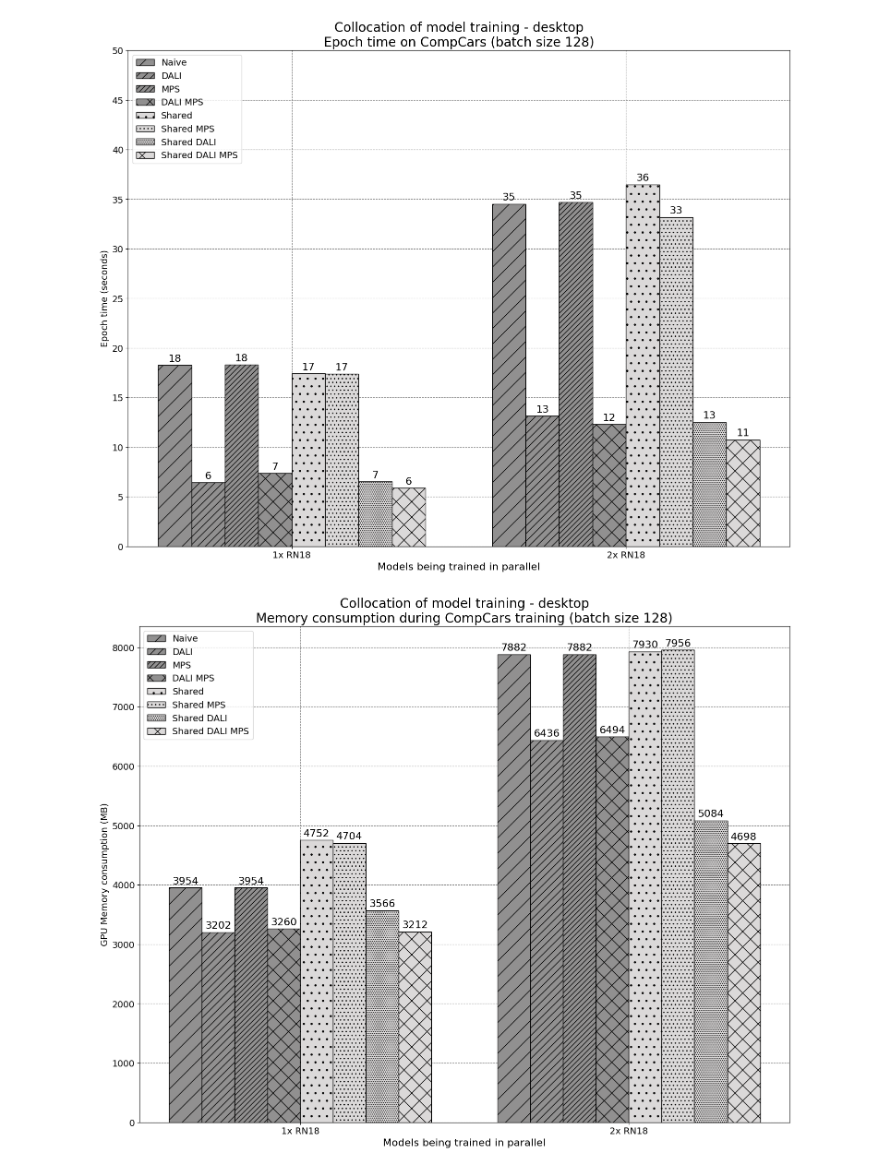
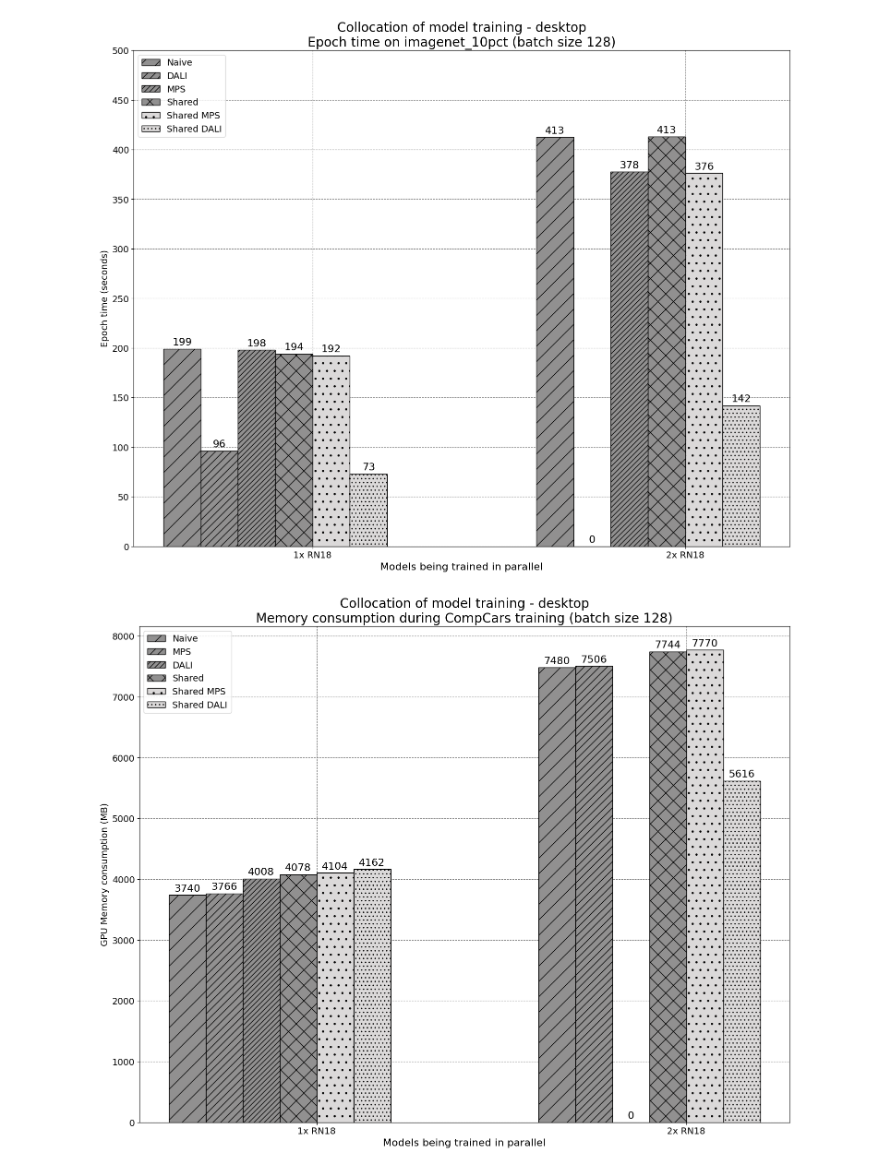
Before and after one commit to neilkimn/thesis, a Jupyter notebook: notebooks/desktop_training_comparisons_same_models.ipynb, the cells around one changed output. Drawn from its saved outputs; the diff is of its cells as text; code cells hidden in the pictures.

```diff
--- a/notebooks/desktop_training_comparisons_same_models.ipynb
+++ b/notebooks/desktop_training_comparisons_same_models.ipynb
@@ -8,7 +8,7 @@ import os
 log_path = Path("/home/kafka/repos/thesis/logs_all")
 MACHINE = "desktop"
 BATCH_SIZE = 128
-DATASET = "compcars"
+DATASET = "imagenet_10pct"
 
 model_name = f"resnet18_bs_{BATCH_SIZE}"
 
@@ -49,19 +49,23 @@ if DATASET == "compcars":
         1951400, 1988951, # Naive, Dummy data
     ]
 
-if DATASET == "imagenet64x64":
+if DATASET == "imagenet_10pct":
     pids = [
-        10844, # Naive
-         # MPS
-         # Shared
-         # Shared + MPS
+        19204, 19490, # Naive
+        20035, 20340, # MPS
+        20904, 21238, # Shared
+        21774, 22158, # Shared + MPS
+        22662, 0, # Naive DALI
+        22871, 23021# Shared DALI
     ]
 
     trace_pids = [
-        # Naive
-         # MPS
-         # Shared
-         # Shared + MPS
+        19204, 19490, # Naive
+        20035, 20340, # MPS
+        20872, 21206, # Shared
+        21743, 22126, # Shared + MPS
+        22662, 0, # Naive DALI
+        22845, 22995, # Shared DALI
     ]
 # %%
 # BASELINE
@@ -111,11 +115,11 @@ workloads = ("1x RN18", "2x RN18")
 
 naive = [df.iloc[2:-1]["total_time"].mean() for df in [df_1x, df_2x]]
 
-naive_dali = [df.iloc[2:-1]["total_time"].mean() for df in [df_dali_1x, df_dali_2x]]
+naive_dali = [df.iloc[2:-1]["total_time"].mean() for df in [df_dali_1x]] + [0]
 
 mps = [df.iloc[2:-1]["total_time"].mean() for df in [df_1x_mps, df_2x_mps]]
 
-naive_dali_mps = [df.iloc[2:-1]["total_time"].mean() for df in [df_dali_1x_mps, df_dali_2x_mps]]
+#naive_dali_mps = [df.iloc[2:-1]["total_time"].mean() for df in [df_dali_1x_mps, df_dali_2x_mps]]
 
 shared = [df.iloc[2:-1]["total_time"].mean() for df in [df_mul_1x, df_mul_2x]]
 
@@ -123,51 +127,51 @@ shared_dali = [df.iloc[2:-1]["total_time"].mean() for df in [df_mul_dali_1x, df_
 
 shared_mps = [df.iloc[2:-1]["total_time"].mean() for df in [df_mul_1x_mps, df_mul_2x_mps]]
 
-shared_dali_mps = [df.iloc[2:-1]["total_time"].mean() for df in [df_mul_dali_1x_mps, df_mul_dali_2x_mps]]
+#shared_dali_mps = [df.iloc[2:-1]["total_time"].mean() for df in [df_mul_dali_1x_mps, df_mul_dali_2x_mps]]
 
 measurements ={
     "Naive": naive,
     "DALI": naive_dali,
     "MPS": mps,
-    "DALI MPS": naive_dali_mps,
+    #"DALI MPS": naive_dali_mps,
     "Shared": shared,
     "Shared MPS": shared_mps,
     "Shared DALI": shared_dali,
-    "Shared DALI MPS": shared_dali_mps,
+    #"Shared DALI MPS": shared_dali_mps,
 }
 
 x = np.arange(len(workloads))  # the label locations
 width = 0.1  # the width of the bars
 multiplier = -2.5
 
 fig, ax = plt.subplots(layout='constrained', figsize=(15,12))
 #shades = ["#0a0a0a", "#4d4c4c", "#919090", "#dbd9d9"]
 #shades = ["#000000", "#1f1e1e", "#4d4b4b", "#757272", "#9c9797", "#bfbaba"]
 hatches = ["/", "//", "///", "x", ".", "..", "....", "x"]
 hatch_cols = ["#919090", "#919090", "#919090", "#919090",
               "#dbd9d9", "#dbd9d9", "#dbd9d9", "#dbd9d9"]
 
 for idx, (attribute, measurement) in enumerate(measurements.items()):
     offset = width * multiplier
     #rects = ax.bar(x + offset, measurement, width, label=attribute, color=shades[idx], edgecolor="black", yerr=measurements_err[attribute][idx], ecolor="red", capsize=5)
     #rects = ax.bar(x + offset, measurement, width, label=attribute, color=shades[idx], edgecolor="black")
     rects = ax.bar(x + offset, measurement, width, label=attribute, hatch=hatches[idx], color=hatch_cols[idx], edgecolor="black")
     ax.bar_label(rects, padding=3, fmt='%.0f', label_type="edge", color="black", size=16)
     multiplier += 1
 
 # Add some text for labels, title and custom x-axis tick labels, etc.
 ax.set_ylabel('Epoch time (seconds)', fontsize=14)
-ax.set_title(f'Collocation of model training - {MACHINE}\nEpoch time on CompCars (batch size {BATCH_SIZE})', fontsize=20)
+ax.set_title(f'Collocation of model training - {MACHINE}\nEpoch time on {DATASET} (batch size {BATCH_SIZE})', fontsize=20)
 ax.set_xticks(x + width, workloads, fontsize=14)
 ax.legend(loc='upper left', fontsize=14)
 
 ax.set_axisbelow(True)
 ax.grid(color='gray', linestyle='dashed')
-plt.yticks([i for i in range(0, 51, 5)], fontsize=14)
+plt.yticks([i for i in range(0, 501, 50)], fontsize=14)
 plt.xlabel("Models being trained in parallel", fontsize=16)
 plt.show()
 # %% [output]
-[figure, old version]
+[figure, new version]
 # %%
 # BASELINE
 
@@ -260,29 +264,29 @@ workloads = ("1x RN18", "2x RN18")
 
 naive = lists_single[:2]
 
-naive_dali = lists_single[4:6]
-
 mps = lists_single[2:4]
 
-naive_dali_mps = lists_single[6:]
+naive_dali = lists_single[4:6] + [0]
+
+#naive_dali_mps = lists_single[6:]
 
 shared = lists_shared[:2]
 
+shared_mps = lists_shared[2:4]
+
 shared_dali = lists_shared[4:6]
 
-shared_mps = lists_shared[2:4]
-
-shared_dali_mps = lists_shared[6:]
+#shared_dali_mps = lists_shared[6:]
 
 measurements ={
     "Naive": naive,
+    "MPS": mps,
     "DALI": naive_dali,
-    "MPS": mps,
-    "DALI MPS": naive_dali_mps,
+    #"DALI MPS": naive_dali_mps,
     "Shared": shared,
     "Shared MPS": shared_mps,
     "Shared DALI": shared_dali,
-    "Shared DALI MPS": shared_dali_mps,
+    #"Shared DALI MPS": shared_dali_mps,
 }
 
 x = np.arange(len(workloads))  # the label locations
@@ -314,4 +318,4 @@ plt.yticks([i for i in range(0, 8192, 1000)], fontsize=14)
 plt.xlabel("Models being trained in parallel", fontsize=16)
 plt.show()
 # %% [output]
-[figure, old version]
+[figure, new version]
```
Also changed, not shown: parts of 8 cells of this notebook, 11 other files.
